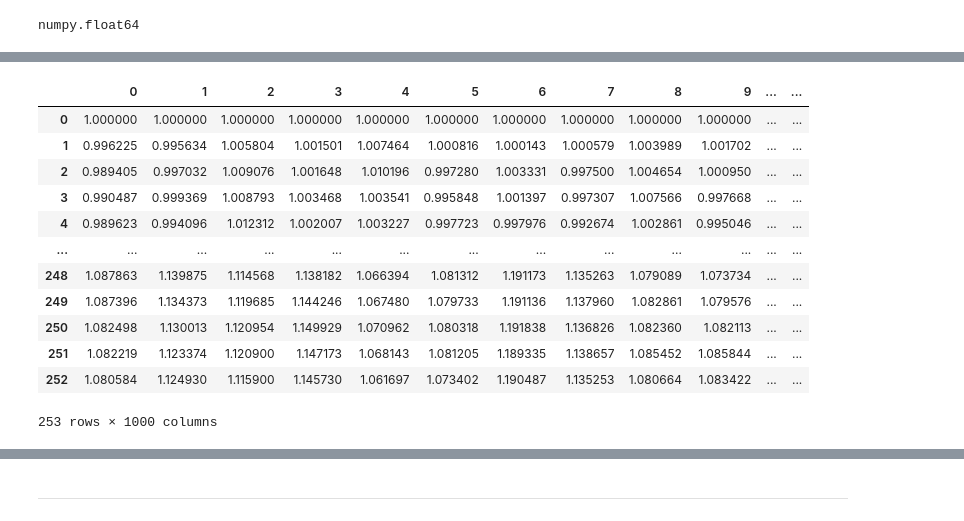
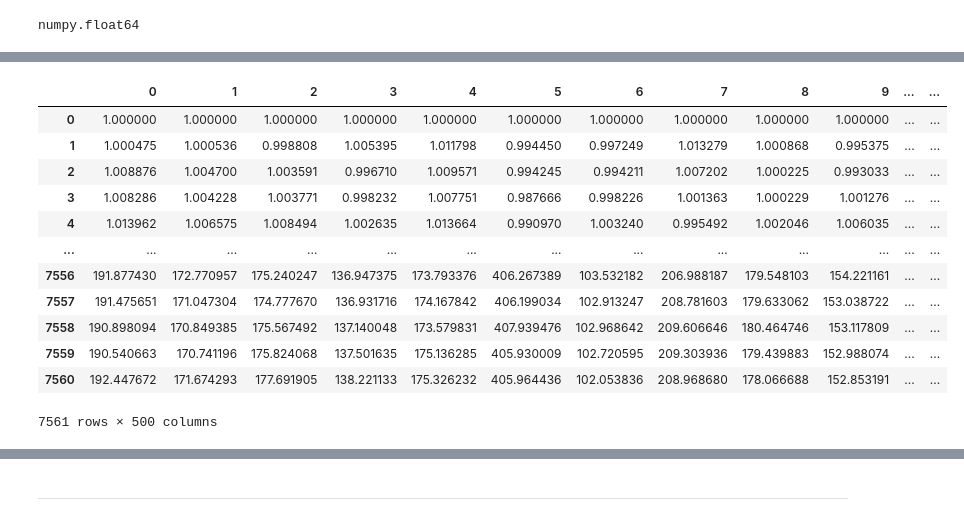
Before and after one commit to dovu93/API_HW, a Jupyter notebook: Assignment/portfolio_planner.ipynb, the cells around one changed output, grey strips where cells are left out. Saved outputs shown, nothing was run; the diff lists cells and outputs as text; code cells hidden in the pictures.

```diff
--- a/Assignment/portfolio_planner.ipynb
+++ b/Assignment/portfolio_planner.ipynb
@@ -132,16 +126,8 @@ spy_last_price = df.iloc[-1, 1]
 # %%
 # Setup the Monte Carlo Parameters
-# number_simulations = 500
-# number_records = 252 * 30
+number_simulations = 500
+number_records = 252 * 30
 
-number_simulations = 10
-number_records = 10
-
-monte_carlo = pd.DataFrame()
+# Creating dataframes to hold values.
+simulated_price_df = pd.DataFrame()
+portfolio_cumulative_returns = pd.DataFrame()
-# %%
-# Run the Monte Carlo Simulation
-
-for n in range(number_simulations):
-    for tickers in list of tickers:
-        for records in range(number_records):
-            simulated_price = simulated_price[-1]
@@ -150,70 +134,48 @@ SyntaxError: invalid syntax (<ipython-input-11-947807fed96c>, line 4)
 # %%
-# Set number of simulations and trading days
-# num_simulations = 1000
-# num_trading_days = 252
-number_simulations = 1000
-number_records = 252
-
-# Set last closing prices of `JNJ` and `MU`
-# jnj_last_price = df['JNJ']['close'][-1]
-# mu_last_price = df['MU']['close'][-1]
-agg_last_price = df.iloc[-1, 0]
-spy_last_price = df.iloc[-1, 1]
-
-# Initialize empty DataFrame to hold simulated prices for each simulation
-simulated_price_df = pd.DataFrame()
-portfolio_cumulative_returns = pd.DataFrame()
-
-# Run the simulation of projecting stock prices for the next trading year, `1000` times
+# Running the simulations.
 for n in range(number_simulations):
 
-    # Initialize the simulated prices list with the last closing price of `JNJ` and `MU`
+    # Creating list of prices.
     simulated_agg_prices = [agg_last_price]
     simulated_spy_prices = [spy_last_price]
 
-    # Simulate the returns for 252 days
+    # Simulating the returns.
     for records in range(number_records):
 
-        # Calculate the simulated price using the last price within the list
+        # Calculating the simulated price.
         simulated_agg_price = simulated_agg_prices[-1] * (1 + np.random.normal(avg_returns_agg, std_dev_agg))
         simulated_spy_price = simulated_spy_prices[-1] * (1 + np.random.normal(avg_returns_spy, std_dev_spy))
 
-        # Append the simulated price to the list
+        # Adding to a list.
         simulated_agg_prices.append(simulated_agg_price)
         simulated_spy_prices.append(simulated_spy_price)
-#         print(simulated_agg_prices)
 
-    # Append the simulated prices of each simulation to DataFrame
+    # Adding in the simulated prices.
     simulated_price_df["AGG prices"] = pd.Series(simulated_agg_prices)
     simulated_price_df["SPY prices"] = pd.Series(simulated_spy_prices)
 
-    # Calculate the daily returns of simulated prices
+    # Calculating the daily returns.
     simulated_daily_returns = simulated_price_df.pct_change()
 
-    # Set the portfolio weights (60% JNJ; 40% MU)
-    weights = [0.60, 0.40]
-
-    # Use the `dot` function with the weights to multiply weights with each column's simulated daily returns
+    # Setting the portfolio weights. 60% SPY and 40% AGG
+    weights = [0.40, 0.60]
     portfolio_daily_returns = simulated_daily_returns.dot(weights)
-
-    # Calculate the normalized, cumulative return series
     portfolio_cumulative_returns[n] = (1 + portfolio_daily_returns.fillna(0)).cumprod()
 
-# Print records from the DataFrame
 portfolio_cumulative_returns
 # %% [output]
 |  | 0 | 1 | 2 | 3 | 4 | 5 | 6 | 7 | 8 | 9 | ... | ... |
 | 0 | 1.000000 | 1.000000 | 1.000000 | 1.000000 | 1.000000 | 1.000000 | 1.000000 | 1.000000 | 1.000000 | 1.000000 | ... | ... |
-| 1 | 0.996225 | 0.995634 | 1.005804 | 1.001501 | 1.007464 | 1.000816 | 1.000143 | 1.000579 | 1.003989 | 1.001702 | ... | ... |
-| 2 | 0.989405 | 0.997032 | 1.009076 | 1.001648 | 1.010196 | 0.997280 | 1.003331 | 0.997500 | 1.004654 | 1.000950 | ... | ... |
-| 3 | 0.990487 | 0.999369 | 1.008793 | 1.003468 | 1.003541 | 0.995848 | 1.001397 | 0.997307 | 1.007566 | 0.997668 | ... | ... |
-| 4 | 0.989623 | 0.994096 | 1.012312 | 1.002007 | 1.003227 | 0.997723 | 0.997976 | 0.992674 | 1.002861 | 0.995046 | ... | ... |
+| 1 | 1.000475 | 1.000536 | 0.998808 | 1.005395 | 1.011798 | 0.994450 | 0.997249 | 1.013279 | 1.000868 | 0.995375 | ... | ... |
+| 2 | 1.008876 | 1.004700 | 1.003591 | 0.996710 | 1.009571 | 0.994245 | 0.994211 | 1.007202 | 1.000225 | 0.993033 | ... | ... |
+| 3 | 1.008286 | 1.004228 | 1.003771 | 0.998232 | 1.007751 | 0.987666 | 0.998226 | 1.001363 | 1.000229 | 1.001276 | ... | ... |
+| 4 | 1.013962 | 1.006575 | 1.008494 | 1.002635 | 1.013664 | 0.990970 | 1.003240 | 0.995492 | 1.002046 | 1.006035 | ... | ... |
 | ... | ... | ... | ... | ... | ... | ... | ... | ... | ... | ... | ... | ... |
-| 248 | 1.087863 | 1.139875 | 1.114568 | 1.138182 | 1.066394 | 1.081312 | 1.191173 | 1.135263 | 1.079089 | 1.073734 | ... | ... |
-| 249 | 1.087396 | 1.134373 | 1.119685 | 1.144246 | 1.067480 | 1.079733 | 1.191136 | 1.137960 | 1.082861 | 1.079576 | ... | ... |
-| 250 | 1.082498 | 1.130013 | 1.120954 | 1.149929 | 1.070962 | 1.080318 | 1.191838 | 1.136826 | 1.082360 | 1.082113 | ... | ... |
-| 251 | 1.082219 | 1.123374 | 1.120900 | 1.147173 | 1.068143 | 1.081205 | 1.189335 | 1.138657 | 1.085452 | 1.085844 | ... | ... |
-| 252 | 1.080584 | 1.124930 | 1.115900 | 1.145730 | 1.061697 | 1.073402 | 1.190487 | 1.135253 | 1.080664 | 1.083422 | ... | ... |
+| 7556 | 191.877430 | 172.770957 | 175.240247 | 136.947375 | 173.793376 | 406.267389 | 103.532182 | 206.988187 | 179.548103 | 154.221161 | ... | ... |
+| 7557 | 191.475651 | 171.047304 | 174.777670 | 136.931716 | 174.167842 | 406.199034 | 102.913247 | 208.781603 | 179.633062 | 153.038722 | ... | ... |
+| 7558 | 190.898094 | 170.849385 | 175.567492 | 137.140048 | 173.579831 | 407.939476 | 102.968642 | 209.606646 | 180.464746 | 153.117809 | ... | ... |
+| 7559 | 190.540663 | 170.741196 | 175.824068 | 137.501635 | 175.136285 | 405.930009 | 102.720595 | 209.303936 | 179.439883 | 152.988074 | ... | ... |
+| 7560 | 192.447672 | 171.674293 | 177.691905 | 138.221133 | 175.326232 | 405.964436 | 102.053836 | 208.968680 | 178.066688 | 152.853191 | ... | ... |
-253 rows × 1000 columns
+7561 rows × 500 columns
 # %%
 # Check that the simulation ran successfully
```
Also changed, not shown: parts of 19 cells of this notebook, 6 other files.
